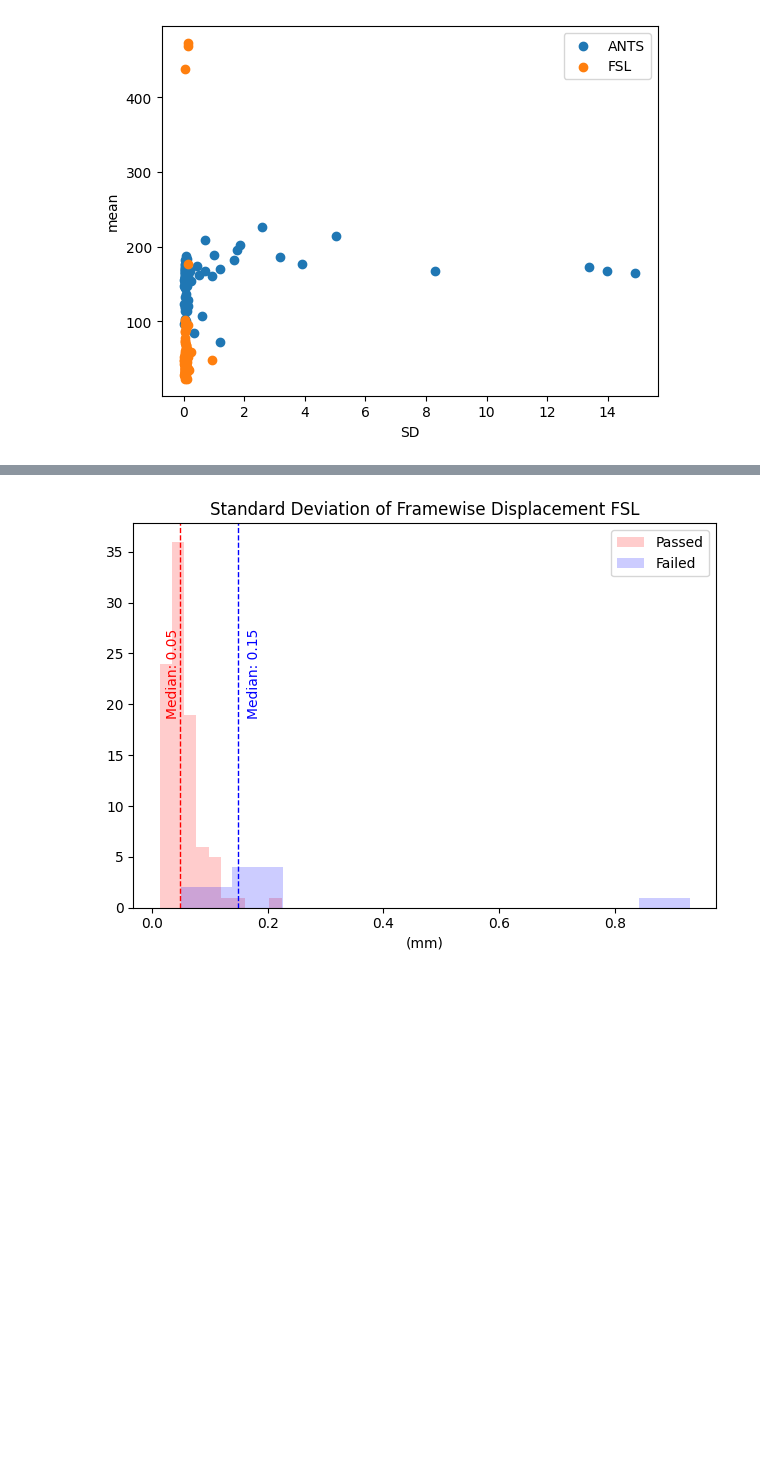
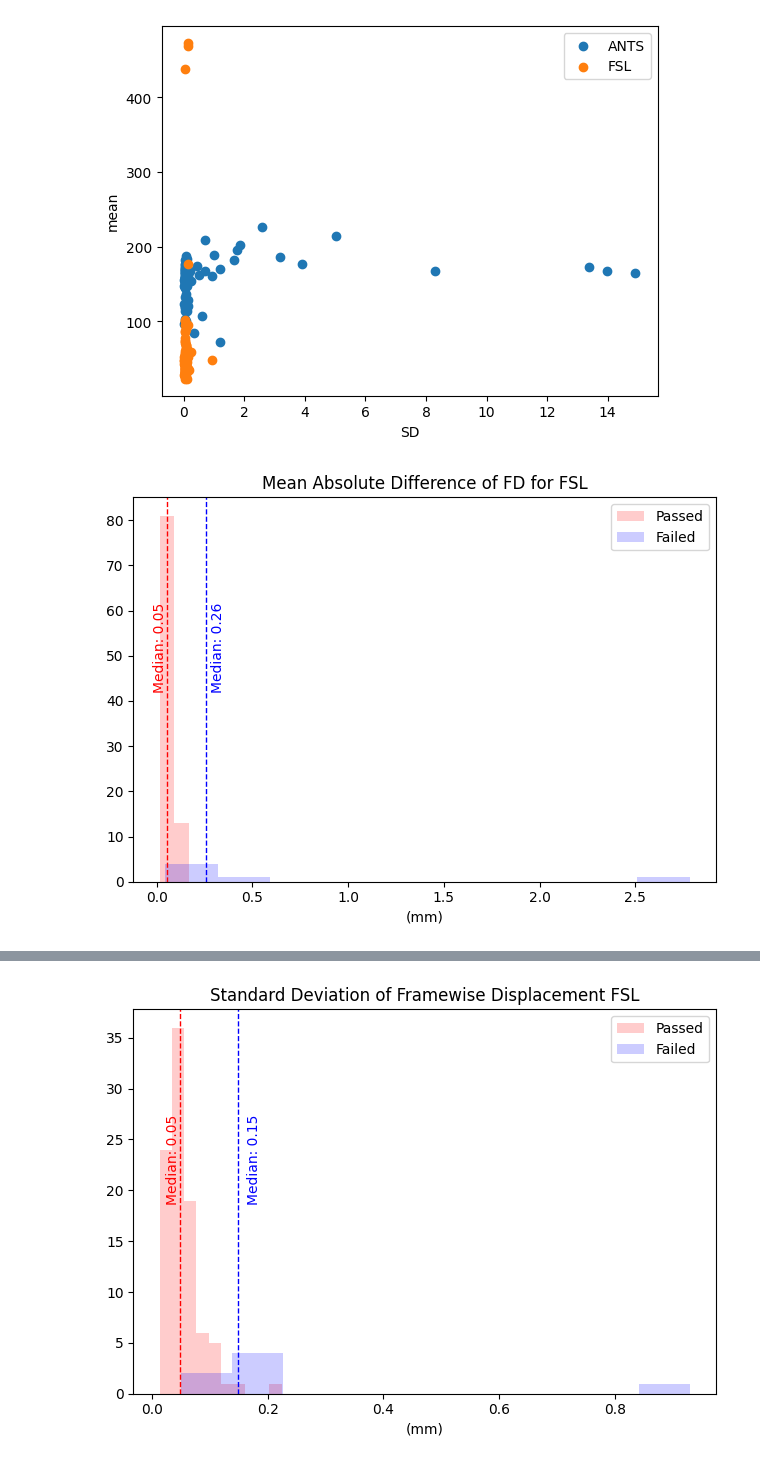
Before and after one commit to mirhnius/mca_linear_registration, a Jupyter notebook: gif_showcase.ipynb, the cells around one changed output, grey strips where cells are left out. Saved outputs shown, nothing was run; the diff lists cells and outputs as text; code cells hidden in the pictures; blank space fills up the shorter version.

```diff
--- a/gif_showcase.ipynb
+++ b/gif_showcase.ipynb
@@ -301,3 +314,33 @@ def hist_plotter(data_1, data_2, title, labels=None, path=None, bins=[10, 10], s
             create_directory(path)
             plt.savefig(path / f"{title}.png")
         plt.show()
+# %%
+path = "/home/niusham/projects/rrg-jbpoline/niusham/mca_linear_registration/outputs_plots/diagrams"
+path = Path(path)
+ANTS_mad_fine_PD = np.loadtxt(path/ "ANTS_mad_fine_PD.txt")
+ANTS_mad_fine_HC = np.loadtxt(path / "ANTS_mad_fine_HC.txt")
+
+ANTS_mad_failed_PD = np.loadtxt(path / "ANTS_mad_failed_PD.txt")
+ANTS_mad_failed_HC = np.loadtxt(path / "ANTS_mad_failed_HC.txt")
+
+ANTS_mad_all_PD = np.loadtxt(path / "ANTS_mad_all_PD.txt")
+ANTS_mad_all_HC = np.loadtxt(path / "ANTS_mad_all_HC.txt")
+
+FSL_mad_fine_PD = np.loadtxt(path / "FSL_mad_fine_PD.txt")
+FSL_mad_fine_HC = np.loadtxt(path/ "FSL_mad_fine_HC.txt")
+
+FSL_mad_failed_PD = np.loadtxt(path/ "FSL_mad_failed_PD.txt")
+FSL_mad_failed_HC = np.loadtxt(path/ "FSL_mad_failed_HC.txt")
+
+FSL_mad_all_PD = np.loadtxt(path / "FSL_mad_all_PD.txt")
+FSL_mad_all_HC = np.loadtxt(path / "FSL_mad_all_HC.txt")
+# %%
+FSL_mad_fine = np.concatenate([FSL_mad_fine_PD, FSL_mad_fine_HC])
+ANTS_mad_fine = np.concatenate([ANTS_mad_fine_HC, ANTS_mad_fine_PD])
+
+FSL_mad_fail = np.concatenate([FSL_mad_failed_PD, FSL_mad_failed_HC])
+ANTS_mad_fail = np.concatenate([ANTS_mad_failed_HC])
+# %%
+hist_plotter(FSL_mad_fine, FSL_mad_fail, "Mean Absolute Difference of FD for FSL", s=1.1, bins=[2,10], labels=["Passed", "Failed"], xlable="(mm)")
+# %% [output]
+[figure, added]
```
Also changed, not shown: parts of 14 cells of this notebook.
